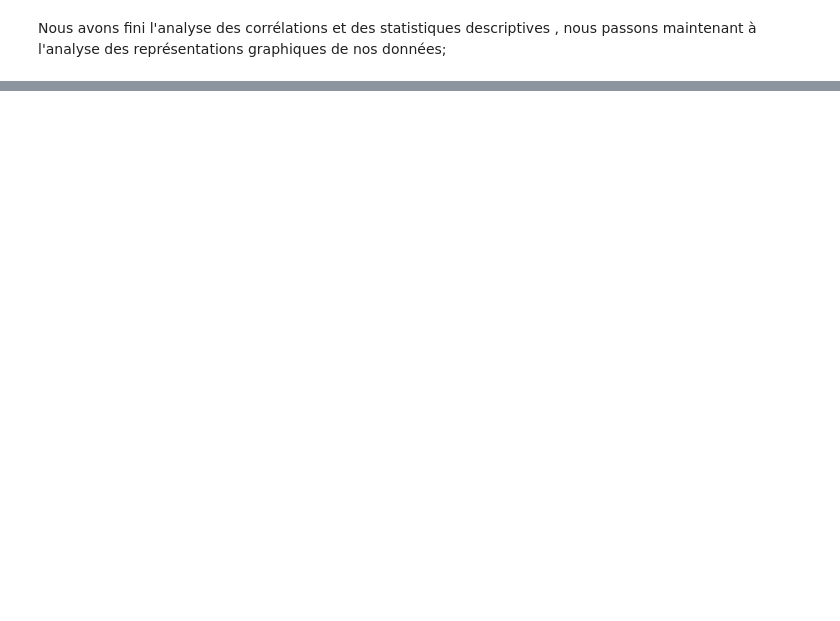
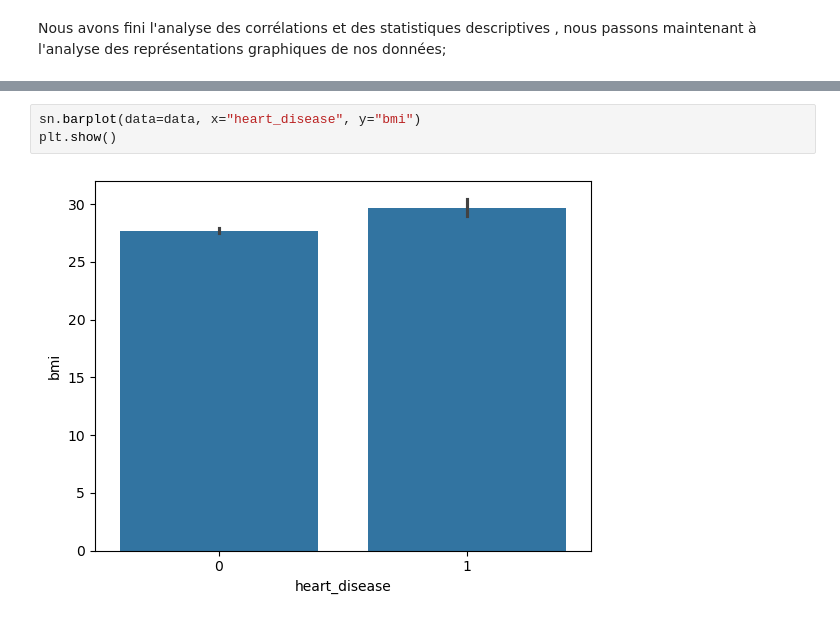
Before and after one commit to paulemoussavou3-alt/Analyse_accident_cardiovasculaire, a Jupyter notebook: data_set_healthcare_.ipynb, the cells around one changed output, grey strips where cells are left out. Drawn from its saved outputs; the diff is of its cells as text; blank space fills up the shorter version.

```diff
--- a/data_set_healthcare_.ipynb
+++ b/data_set_healthcare_.ipynb
@@ -359,0 +337,5 @@ print(data)
+# %%
+sn.barplot(data=data, x="heart_disease", y="bmi")
+plt.show()
+# %% [output]
+[figure, added]
```
Also changed, not shown: parts of 9 cells of this notebook.
